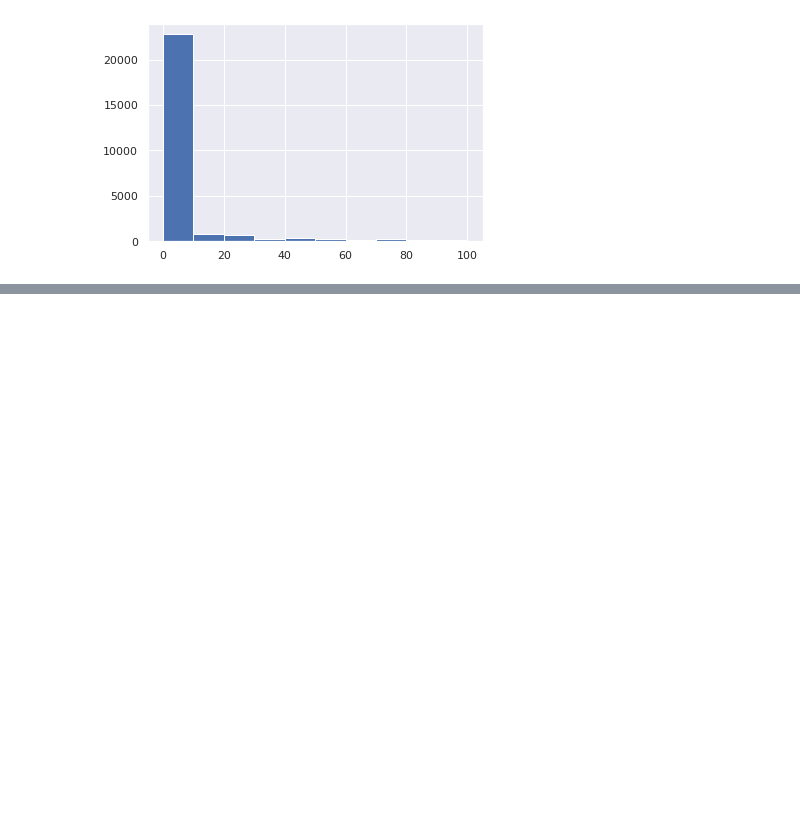
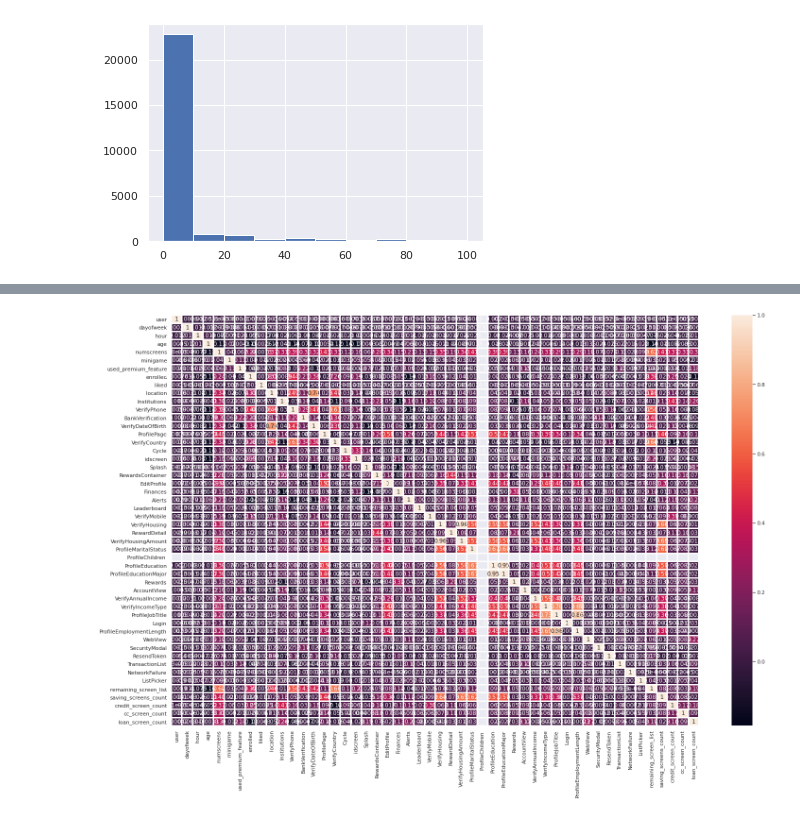
Before and after one commit to deltanode/Machine-Learning, a Jupyter notebook: customer_subscription_prediction/customer_subscription_prediction.ipynb, the cells around one changed output, grey strips where cells are left out. Saved outputs shown, nothing was run; the diff lists cells and outputs as text; code cells hidden in the pictures; blank space fills up the shorter version.

```diff
--- a/customer_subscription_prediction/customer_subscription_prediction.ipynb
+++ b/customer_subscription_prediction/customer_subscription_prediction.ipynb
@@ -279,0 +384,5 @@ app_data.head()
+# %%
+# Summing all saving screens
+saving_screen = ["Saving1","Saving2","Saving2Amount","Saving4","Saving5","Saving6","Saving7","Saving8","Saving9","Saving10"]
+app_data["saving_screens_count"] = app_data[saving_screen].sum(axis=1)
+app_data.drop(columns=saving_screen, inplace=True)
@@ -279,0 +402,5 @@ app_data.head()
+# %%
+# Summing all credit screens
+credit_screens = ['Credit1','Credit2','Credit3','Credit3Container','Credit3Dashboard']
+app_data["credit_screen_count"]=app_data[credit_screens].sum(axis=1)
+app_data.drop(columns=credit_screens, inplace=True)
@@ -279,0 +418,5 @@ app_data.head()
+# %%
+# Summing all CC screens
+cc_screens = ['CC1','CC1Category','CC3']
+app_data["cc_screen_count"]=app_data[cc_screens].sum(axis=1)
+app_data.drop(columns=cc_screens, inplace=True)
@@ -279,0 +434,5 @@ app_data.head()
+# %%
+# Summing all Loan screens
+loan_screens = ['Loan','Loan2','Loan3','Loan4']
+app_data["loan_screen_count"]=app_data[loan_screens].sum(axis=1)
+app_data.drop(columns=loan_screens, inplace=True)
@@ -279,0 +484,7 @@ app_data.head()
+# %%
+# Heatmap with correlation matrix of cleaned app_data
+plt.figure(figsize=(25,16))
+sns.heatmap(app_data.corr(), annot=True, linewidth=2)
+plt.show()
+# %% [output]
+[figure, added]
```
Also changed, not shown: parts of 26 cells of this notebook.
